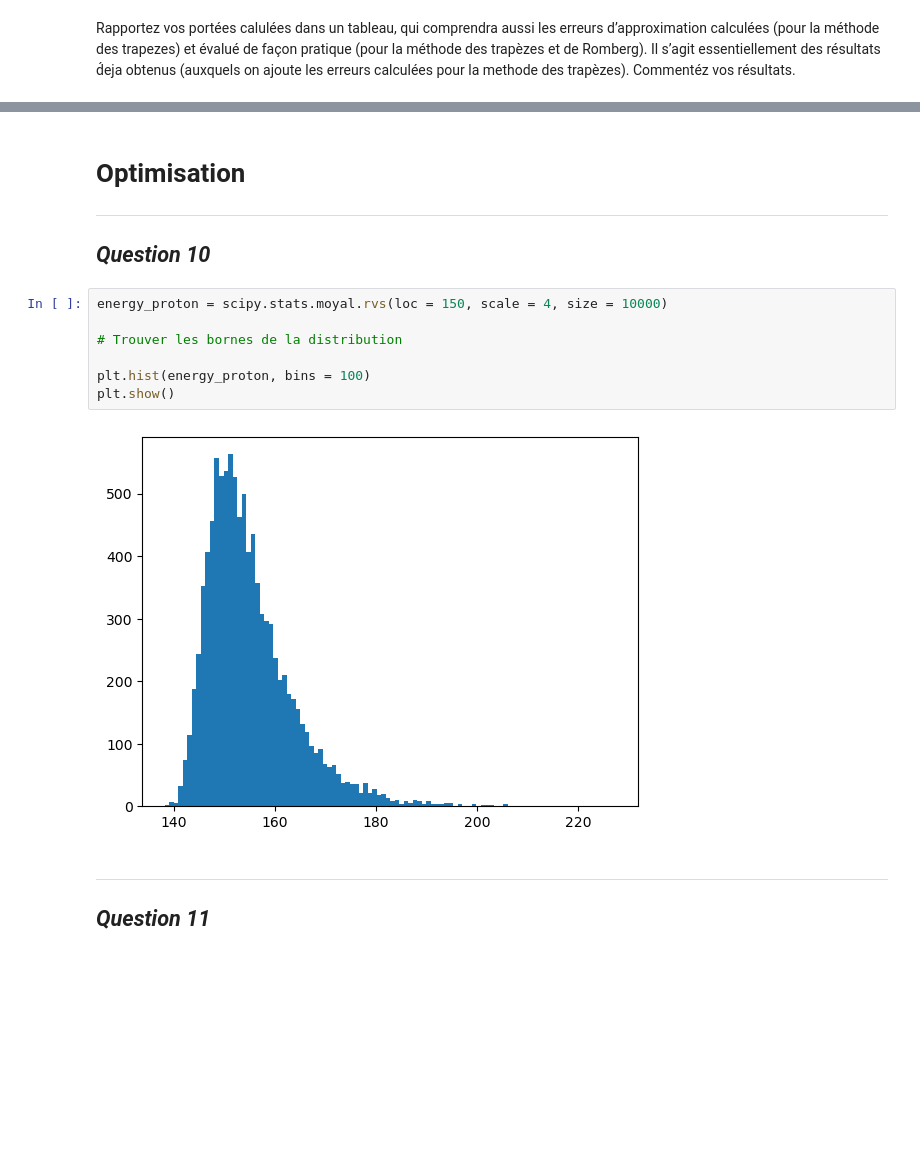
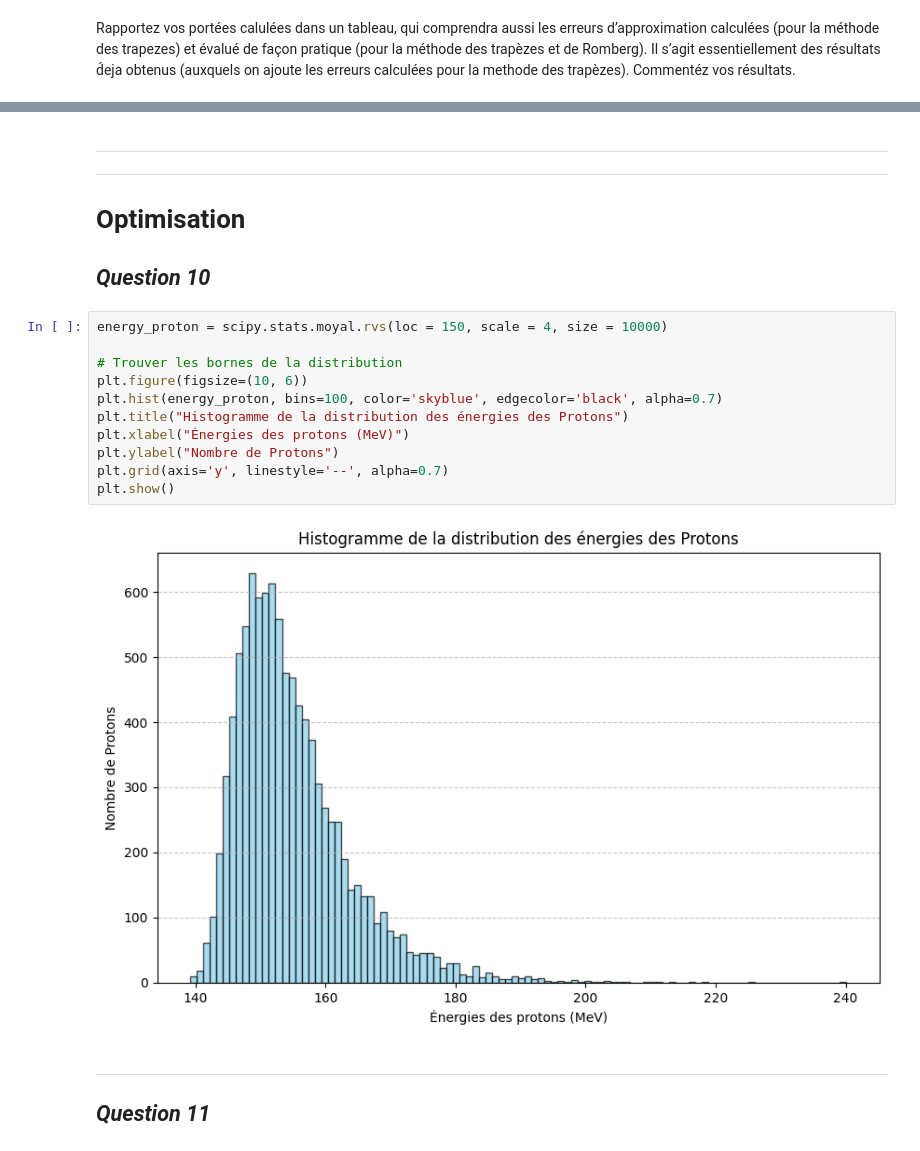
Before and after one commit to craqu/TP_PhysNum, a Jupyter notebook: TP1_AntoineVeillette_EmilePoirier_MichaelHudon.ipynb, the cells around one changed output, grey strips where cells are left out. Saved outputs shown, nothing was run; the diff lists cells and outputs as text; blank space fills up the shorter version.

```diff
--- a/TP1_AntoineVeillette_EmilePoirier_MichaelHudon.ipynb
+++ b/TP1_AntoineVeillette_EmilePoirier_MichaelHudon.ipynb
@@ -665,18 +645,22 @@ NameError: name 'N_liste_romberg_eau' is not defined
 # %% [markdown]
-# **Optimisation**
-
+<hr style="border-color:#D4D4D4">
 <hr style="border-color:#D4D4D4">
 
+# **Optimisation**
 ## ***Question 10***
 # %%
 energy_proton = scipy.stats.moyal.rvs(loc = 150, scale = 4, size = 10000)
 
 # Trouver les bornes de la distribution
-
-plt.hist(energy_proton, bins = 100)
+plt.figure(figsize=(10, 6))
+plt.hist(energy_proton, bins=100, color='skyblue', edgecolor='black', alpha=0.7)
+plt.title("Histogramme de la distribution des énergies des Protons")
+plt.xlabel("Énergies des protons (MeV)")
+plt.ylabel("Nombre de Protons")
+plt.grid(axis='y', linestyle='--', alpha=0.7)
 plt.show()
 # %% [output]
-[figure, old version]
+[figure, new version]
 # %% [markdown]
 <hr style="border-color:#D4D4D4">
 
```
Also changed, not shown: parts of 11 cells of this notebook.
